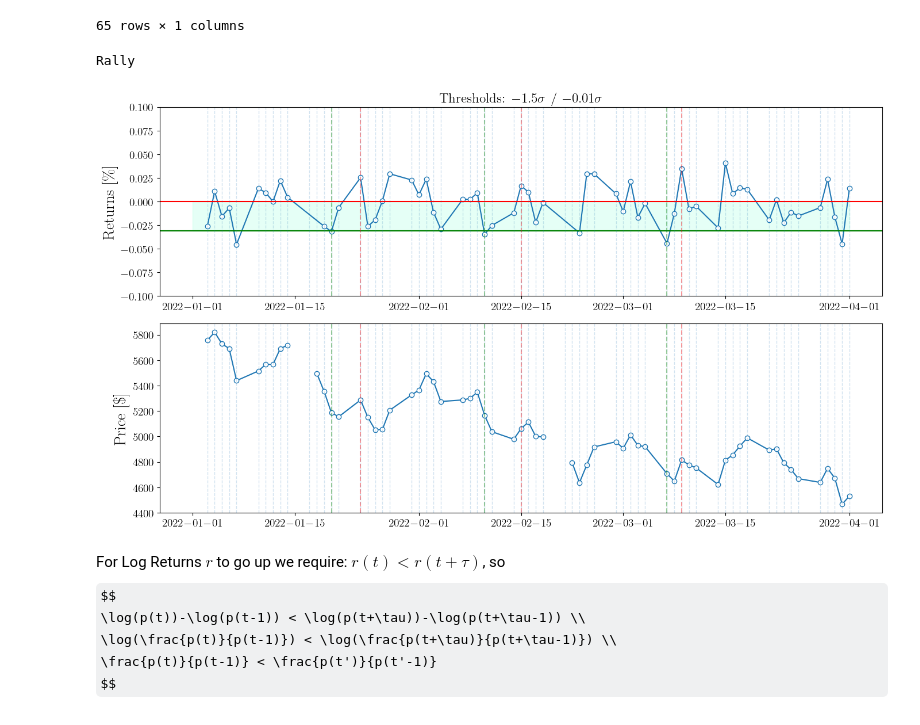
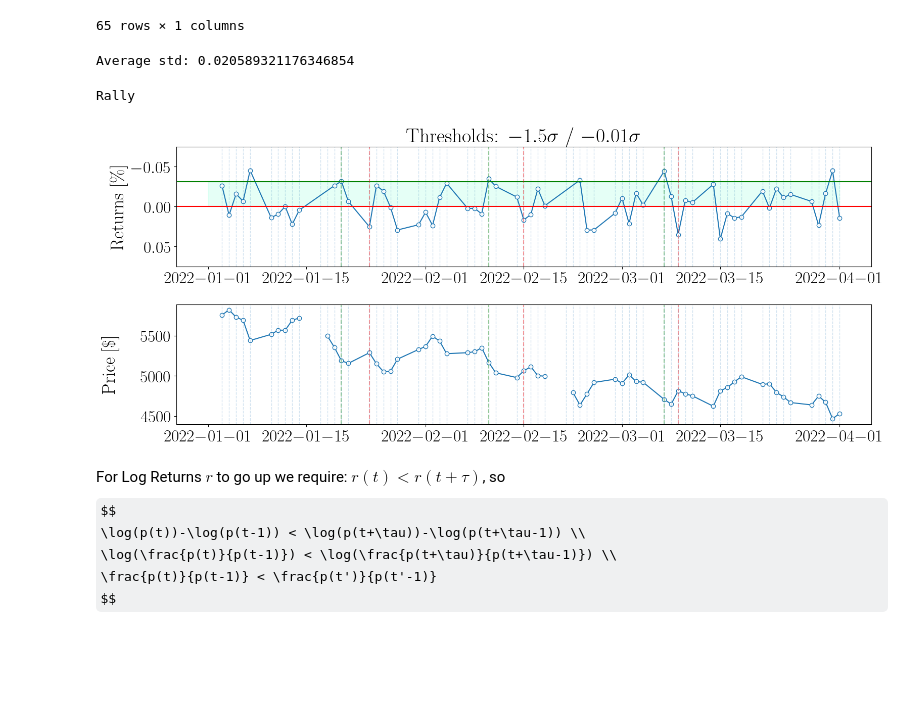
Before and after one commit to fedesss98/stabilvol, a Jupyter notebook: notebooks/05-count-fht.ipynb, the cells around one changed output. Drawn from its saved outputs; the diff is of its cells as text; code cells hidden in the pictures; some formulas as TeX source; blank space fills up the shorter version.

Commit message:
Plots for Beamer Presentation

```diff
--- a/notebooks/05-count-fht.ipynb
+++ b/notebooks/05-count-fht.ipynb
@@ -296,7 +300,7 @@ series = df.loc[slice(*xrange), LOOK_STOCK].squeeze()
 
 def plot_countings_in_price(name, series, analyst, xrange, save=False):
     filename = '../data/raw/UN.pickle'
-    fig, axs = plt.subplots(2, figsize=(14, 8), layout='tight')
+    fig, axs = plt.subplots(2, figsize=(16.2, 7), layout='tight')
     startings, endings = extract_counting_zones(series, analyst)
     plot_countings(axs[0], analyst, startings, endings, xrange=xrange, days=True)
     # Load prices
@@ -306,10 +310,11 @@ def plot_countings_in_price(name, series, analyst, xrange, save=False):
         axs[1].axvline(startings[i], 0, 1, ls='--', color='green', alpha=0.4)
         axs[1].axvline(endings[i], 0, 1, ls='--', color='red', alpha=0.4)
     # for ax in axs:
-    #     ax.axvline(pd.Timestamp('2022-01-17'), 0, 1, c='b')  # Martin Luther King Jr. Day
-    #     ax.axvline(pd.Timestamp('2022-01-18'), 0, 1, c='b')
-    axs[0].set_ylabel('Returns [\%]', fontsize=20)
-    axs[1].set_ylabel('Price [\$]', fontsize=20)
+        # ax.axvline(pd.Timestamp('2022-01-17'), 0, 1, c='b')  # Martin Luther King Jr. Day
+        # ax.axvline(pd.Timestamp('2022-02-21'), 0, 1, c='b')  # Presidents' Day
+    axs[0].set_ylabel('Returns [\%]', fontsize=26)
+    axs[0].set_ylim(0.075, -0.075)
+    axs[1].set_ylabel('Price [\$]', fontsize=26)
     axs[1].set_xlim(axs[0].get_xlim())
     for d in pd.date_range(*xrange):
         if d in series.index:
@@ -326,16 +331,19 @@ analyst = StabilVolter(
     end_level= -0.01,
     tau_max=30)
 analyst.data = dfl
+print(f"Average std: {analyst.total_std}")
+# %% [output]
+Average std: 0.020589321176346854
 # %%
 plt.rcParams.update(
     {'text.usetex': True,
      'font.family': 'serif',
-     'font.size': 14}
+     'font.size': 24}
 )
 plot_countings_in_price(stocks, series, analyst, xrange, save=True)
 # %% [output]
 Rally
-[figure, old version]
+[figure, new version]
 # %% [markdown]
 For Log Returns $r$ to go up we require: $r(t)<r(t+\tau)$, so
 $$
```
Also changed, not shown: parts of 1 cell of this notebook.
